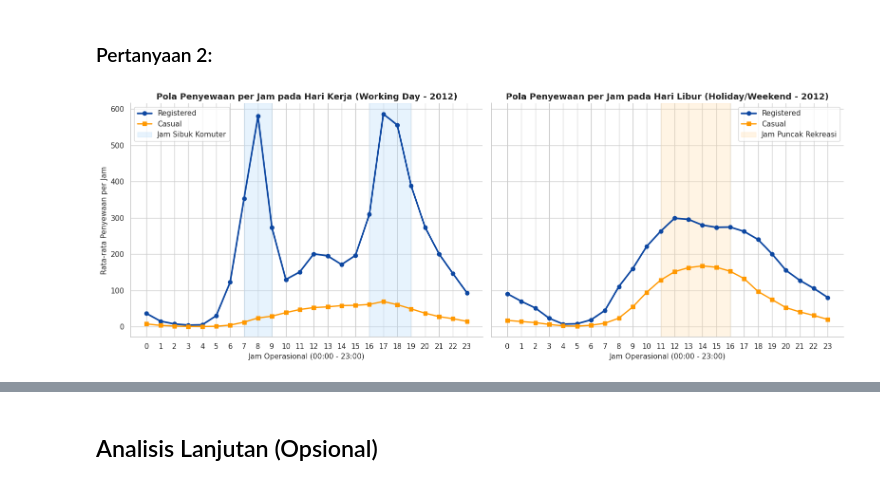
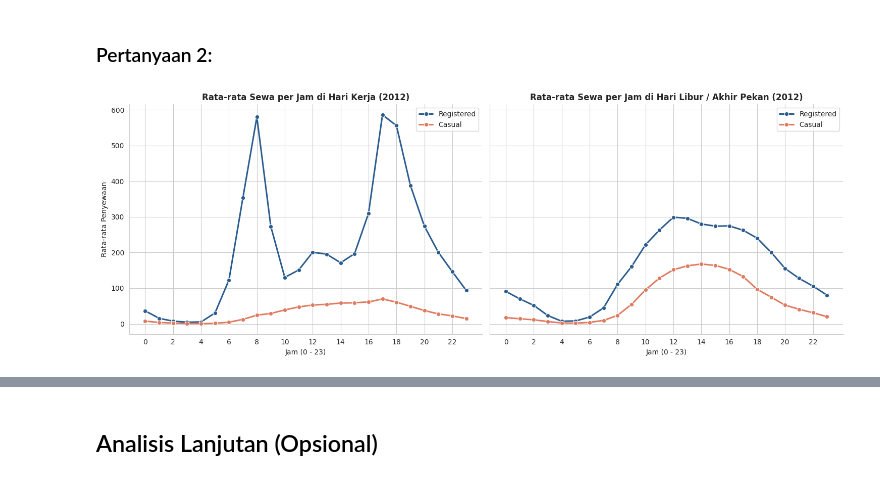
Before and after one commit to gungwisnu/bike-sharing-analysis, a Jupyter notebook: notebook.ipynb, the cells around one changed output, grey strips where cells are left out. Drawn from its saved outputs; the diff is of its cells as text; code cells hidden in the pictures.

```diff
--- a/notebook.ipynb
+++ b/notebook.ipynb
@@ -52,7 +52,7 @@ import pandas as pd
 import matplotlib.pyplot as plt
 import seaborn as sns
 
-sns.set_theme(style="whitegrid")
+sns.set_style("whitegrid")
 # %% [markdown]
 ## Data Wrangling
 # %% [markdown]
@@ -89,0 +62,4 @@ Tabel hour_df (5 baris pertama):
+# %%
+df_day = pd.read_csv("data/day.csv")
+
+df_day.head()
@@ -89,0 +73,4 @@ Tabel hour_df (5 baris pertama):
+# %%
+df_hour = pd.read_csv("data/hour.csv")
+
+df_hour.head()
@@ -305,34 +261,27 @@ plt.show()
 # %% [markdown]
 ### Pertanyaan 2:
 # %%
-hourly_pattern = hour_df[hour_df["yr"] == 2012].groupby(["workingday", "hr"])[["registered", "casual"]].mean().reset_index()
+fig, ax = plt.subplots(1, 2, figsize=(15, 5.5), sharey=True)
 
-fig, axes = plt.subplots(1, 2, figsize=(16, 6), sharey=True)
+df_kerja = jam_2012[jam_2012["workingday"] == "Hari Kerja"]
+sns.lineplot(data=df_kerja, x="hr", y="registered", label="Registered", color="#2b5c8f", marker="o", linewidth=2.2, ax=ax[0])
+sns.lineplot(data=df_kerja, x="hr", y="casual", label="Casual", color="#e07a5f", marker="o", linewidth=2.2, ax=ax[0])
+ax[0].set_title("Rata-rata Sewa per Jam di Hari Kerja (2012)", fontsize=12, fontweight="bold")
+ax[0].set_xlabel("Jam (0 - 23)")
+ax[0].set_ylabel("Rata-rata Penyewaan")
+ax[0].set_xticks(range(0, 24, 2))
+ax[0].legend()
 
-# Subplot 1 Working Day
-wd_data = hourly_pattern[hourly_pattern["workingday"] == "Working Day"]
-axes[0].plot(wd_data["hr"], wd_data["registered"], label="Registered", color="#0D47A1", marker="o", linewidth=2.5)
-axes[0].plot(wd_data["hr"], wd_data["casual"], label="Casual", color="#FF9800", marker="s", linewidth=2)
-axes[0].set_title("Pola Penyewaan per Jam pada Hari Kerja (Working Day - 2012)", fontsize=13, fontweight="bold")
-axes[0].set_xlabel("Jam Operasional (00:00 - 23:00)", fontsize=11)
-axes[0].set_ylabel("Rata-rata Penyewaan per Jam", fontsize=11)
-axes[0].set_xticks(range(0, 24))
-axes[0].axvspan(7, 9, color="#BBDEFB", alpha=0.35, label="Jam Sibuk Komuter")
-axes[0].axvspan(16, 19, color="#BBDEFB", alpha=0.35)
-axes[0].legend()
-
-# Subplot 2 Holiday/Weekend
-hol_data = hourly_pattern[hourly_pattern["workingday"] == "Holiday/Weekend"]
-axes[1].plot(hol_data["hr"], hol_data["registered"], label="Registered", color="#0D47A1", marker="o", linewidth=2.5)
-axes[1].plot(hol_data["hr"], hol_data["casual"], label="Casual", color="#FF9800", marker="s", linewidth=2)
-axes[1].set_title("Pola Penyewaan per Jam pada Hari Libur (Holiday/Weekend - 2012)", fontsize=13, fontweight="bold")
-axes[1].set_xlabel("Jam Operasional (00:00 - 23:00)", fontsize=11)
-axes[1].set_xticks(range(0, 24))
-axes[1].axvspan(11, 16, color="#FFE0B2", alpha=0.35, label="Jam Puncak Rekreasi")
-axes[1].legend()
+df_libur = jam_2012[jam_2012["workingday"] == "Libur/Akhir Pekan"]
+sns.lineplot(data=df_libur, x="hr", y="registered", label="Registered", color="#2b5c8f", marker="o", linewidth=2.2, ax=ax[1])
+sns.lineplot(data=df_libur, x="hr", y="casual", label="Casual", color="#e07a5f", marker="o", linewidth=2.2, ax=ax[1])
+ax[1].set_title("Rata-rata Sewa per Jam di Hari Libur / Akhir Pekan (2012)", fontsize=12, fontweight="bold")
+ax[1].set_xlabel("Jam (0 - 23)")
+ax[1].set_xticks(range(0, 24, 2))
+ax[1].legend()
 
 sns.despine()
 plt.tight_layout()
 plt.show()
 # %% [output]
-[figure, old version]
+[figure, new version]
```
Also changed, not shown: parts of 38 cells of this notebook, 4 other files.
